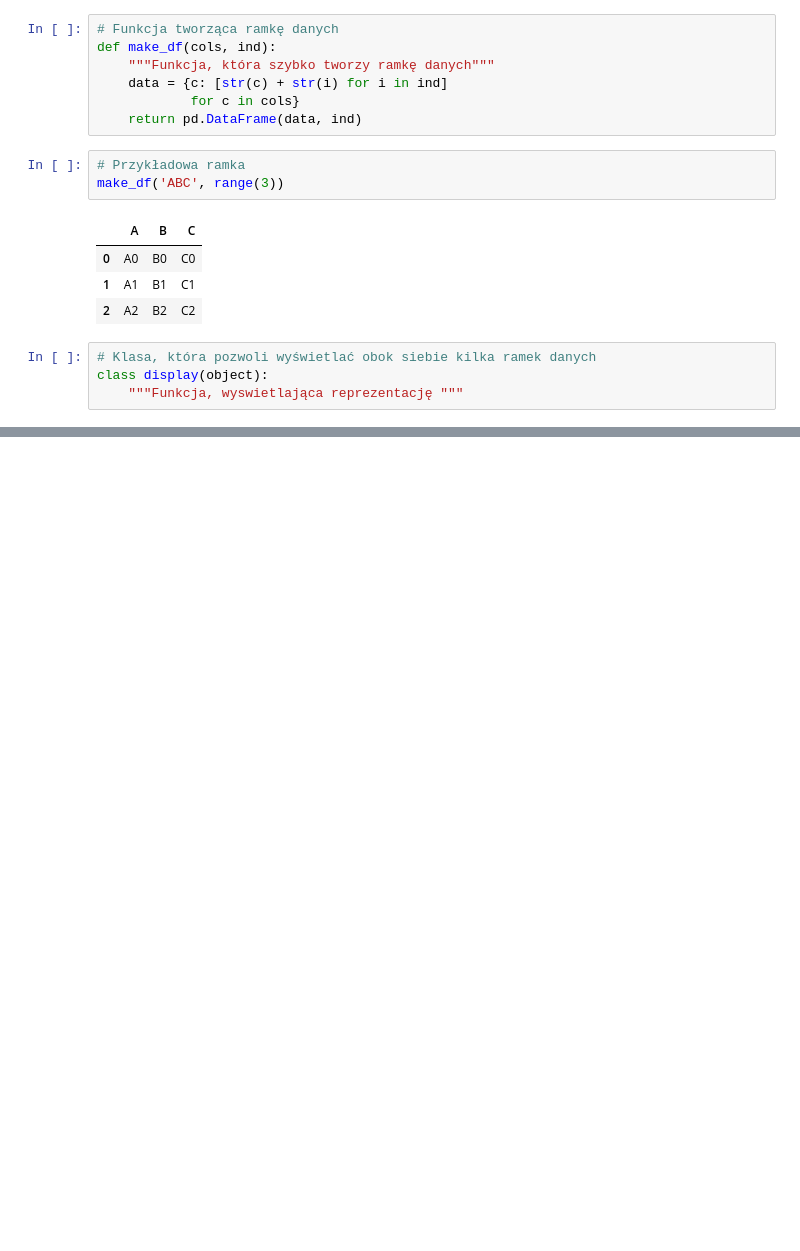
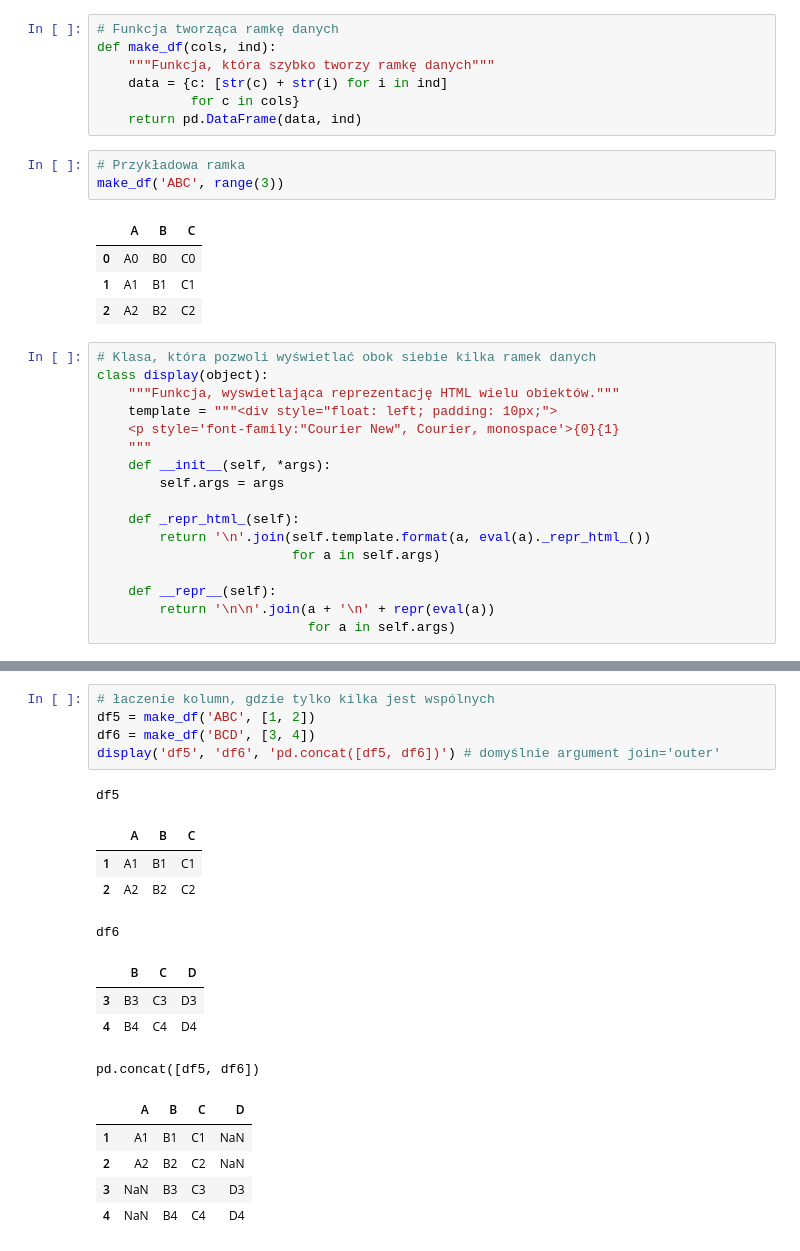
Before and after one commit to aradatascience/arads-Python-workspace, a Jupyter notebook: jupyter_04_pandas.ipynb, the cells around one changed output, grey strips where cells are left out. Saved outputs shown, nothing was run; the diff lists cells and outputs as text; blank space fills up the shorter version.

```diff
--- a/jupyter_04_pandas.ipynb
+++ b/jupyter_04_pandas.ipynb
@@ -1139,4 +1139,17 @@ make_df('ABC', range(3))
 # %%
 # Klasa, która pozwoli wyświetlać obok siebie kilka ramek danych
 class display(object):
-    """Funkcja, wyswietlająca reprezentację """
+    """Funkcja, wyswietlająca reprezentację HTML wielu obiektów."""
+    template = """<div style="float: left; padding: 10px;">
+    <p style='font-family:"Courier New", Courier, monospace'>{0}{1}
+    """
+    def __init__(self, *args):
+        self.args = args
+
+    def _repr_html_(self):
+        return '\n'.join(self.template.format(a, eval(a)._repr_html_())
+                         for a in self.args)
+
+    def __repr__(self):
+        return '\n\n'.join(a + '\n' + repr(eval(a))
+                           for a in self.args)
@@ -1142,0 +1307,20 @@ class display(object):
+# %%
+# łaczenie kolumn, gdzie tylko kilka jest wspólnych
+df5 = make_df('ABC', [1, 2])
+df6 = make_df('BCD', [3, 4])
+display('df5', 'df6', 'pd.concat([df5, df6])') # domyślnie argument join='outer'
+# %% [output]
+df5
+|  | A | B | C |
+| 1 | A1 | B1 | C1 |
+| 2 | A2 | B2 | C2 |
+df6
+|  | B | C | D |
+| 3 | B3 | C3 | D3 |
+| 4 | B4 | C4 | D4 |
+pd.concat([df5, df6])
+|  | A | B | C | D |
+| 1 | A1 | B1 | C1 | NaN |
+| 2 | A2 | B2 | C2 | NaN |
+| 3 | NaN | B3 | C3 | D3 |
+| 4 | NaN | B4 | C4 | D4 |
```
Also changed, not shown: parts of 14 cells of this notebook.
